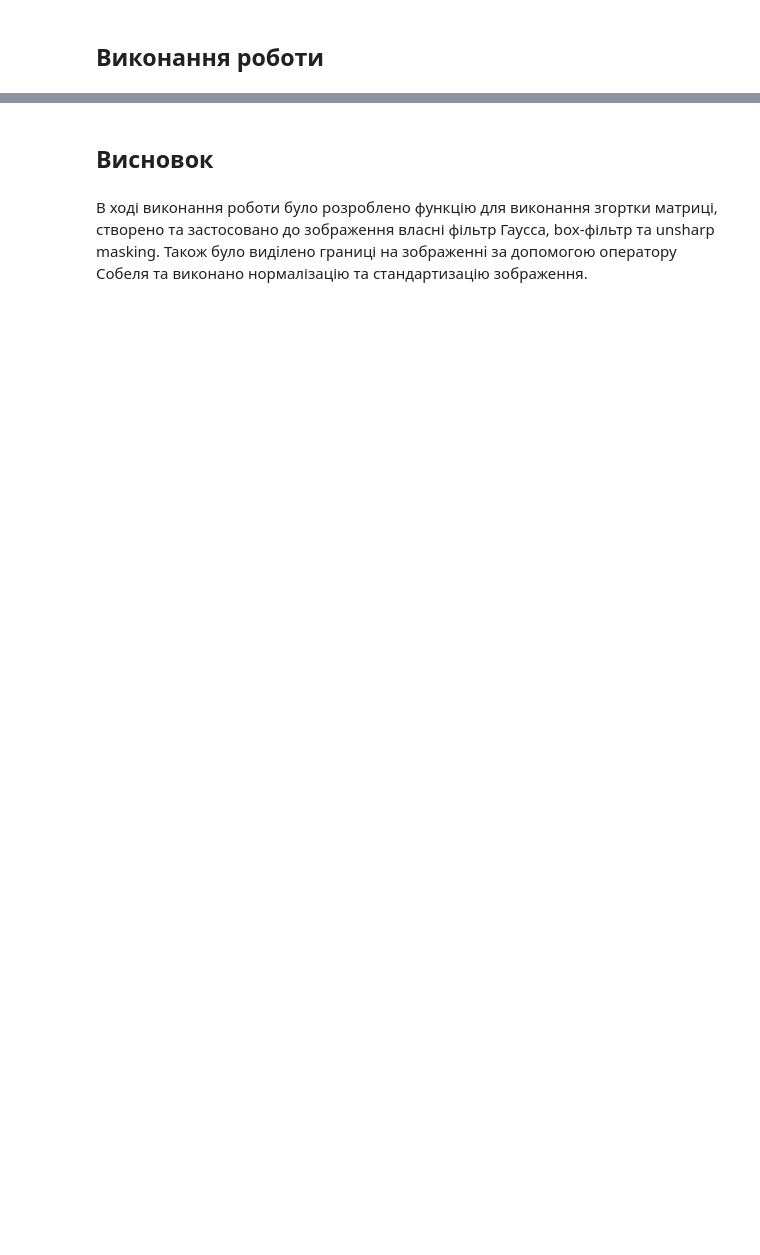
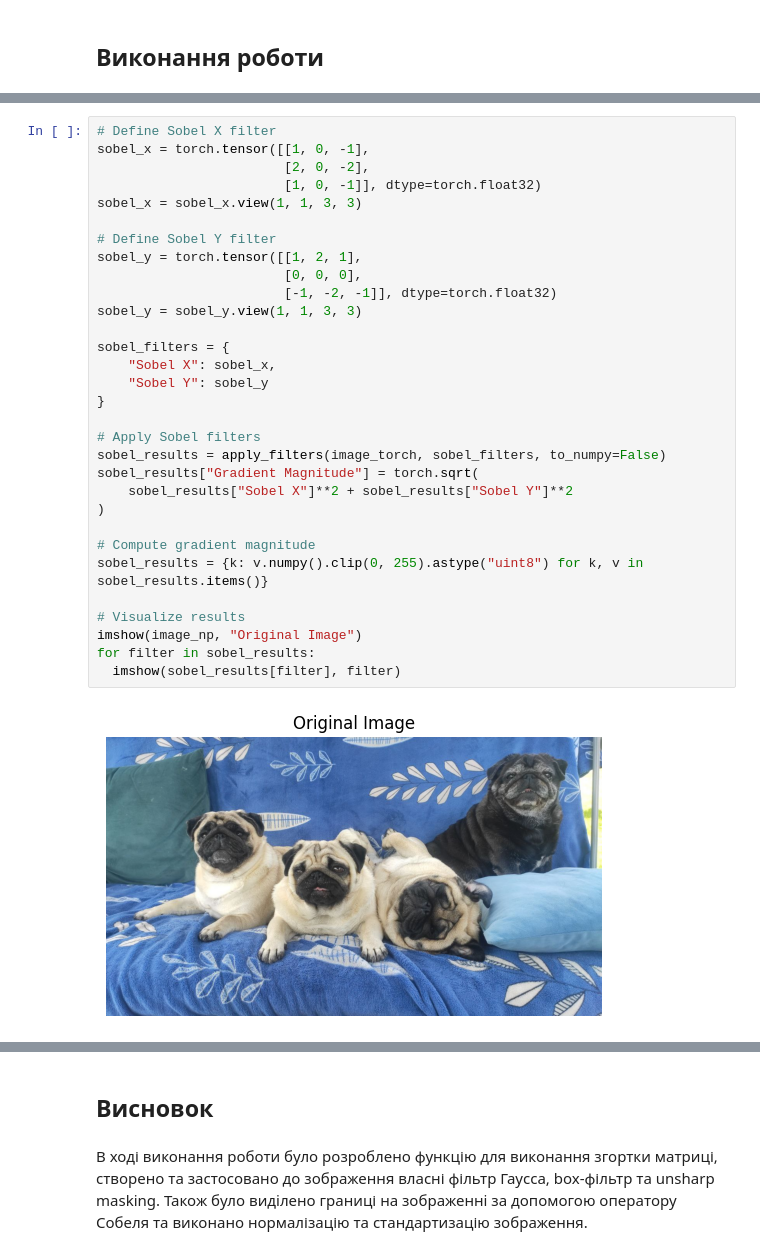
Before and after one commit to maridodonova/iasa-computer-vision, a Jupyter notebook: notebooks/lab1.ipynb, the cells around one changed output, grey strips where cells are left out. Cells and saved outputs as stored; diff of their text form; blank space fills up the shorter version.

```diff
--- a/notebooks/lab1.ipynb
+++ b/notebooks/lab1.ipynb
@@ -260,0 +140,33 @@ tensor([[[[ 91.,  85.,  83.,  ..., 163., 154., 145.],
+# %%
+# Define Sobel X filter
+sobel_x = torch.tensor([[1, 0, -1],
+                        [2, 0, -2],
+                        [1, 0, -1]], dtype=torch.float32)
+sobel_x = sobel_x.view(1, 1, 3, 3)
+
+# Define Sobel Y filter
+sobel_y = torch.tensor([[1, 2, 1],
+                        [0, 0, 0],
+                        [-1, -2, -1]], dtype=torch.float32)
+sobel_y = sobel_y.view(1, 1, 3, 3)
+
+sobel_filters = {
+    "Sobel X": sobel_x,
+    "Sobel Y": sobel_y
+}
+
+# Apply Sobel filters
+sobel_results = apply_filters(image_torch, sobel_filters, to_numpy=False)
+sobel_results["Gradient Magnitude"] = torch.sqrt(
+    sobel_results["Sobel X"]**2 + sobel_results["Sobel Y"]**2
+)
+
+# Compute gradient magnitude
+sobel_results = {k: v.numpy().clip(0, 255).astype("uint8") for k, v in sobel_results.items()}
+
+# Visualize results
+imshow(image_np, "Original Image")
+for filter in sobel_results:
+  imshow(sobel_results[filter], filter)
+# %% [output]
+[figure, added]
```
Also changed, not shown: parts of 41 cells of this notebook, 2 other files.
